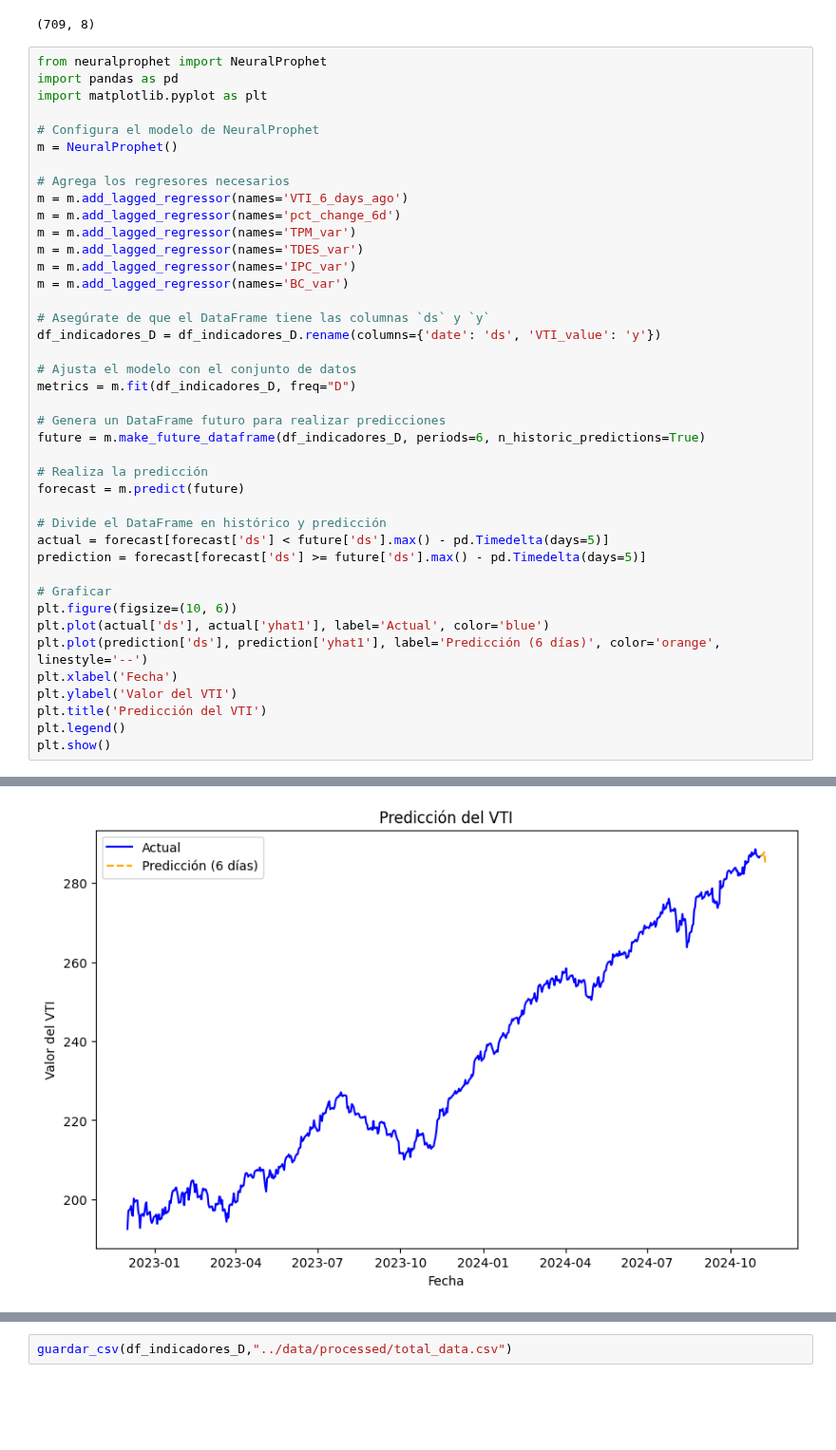
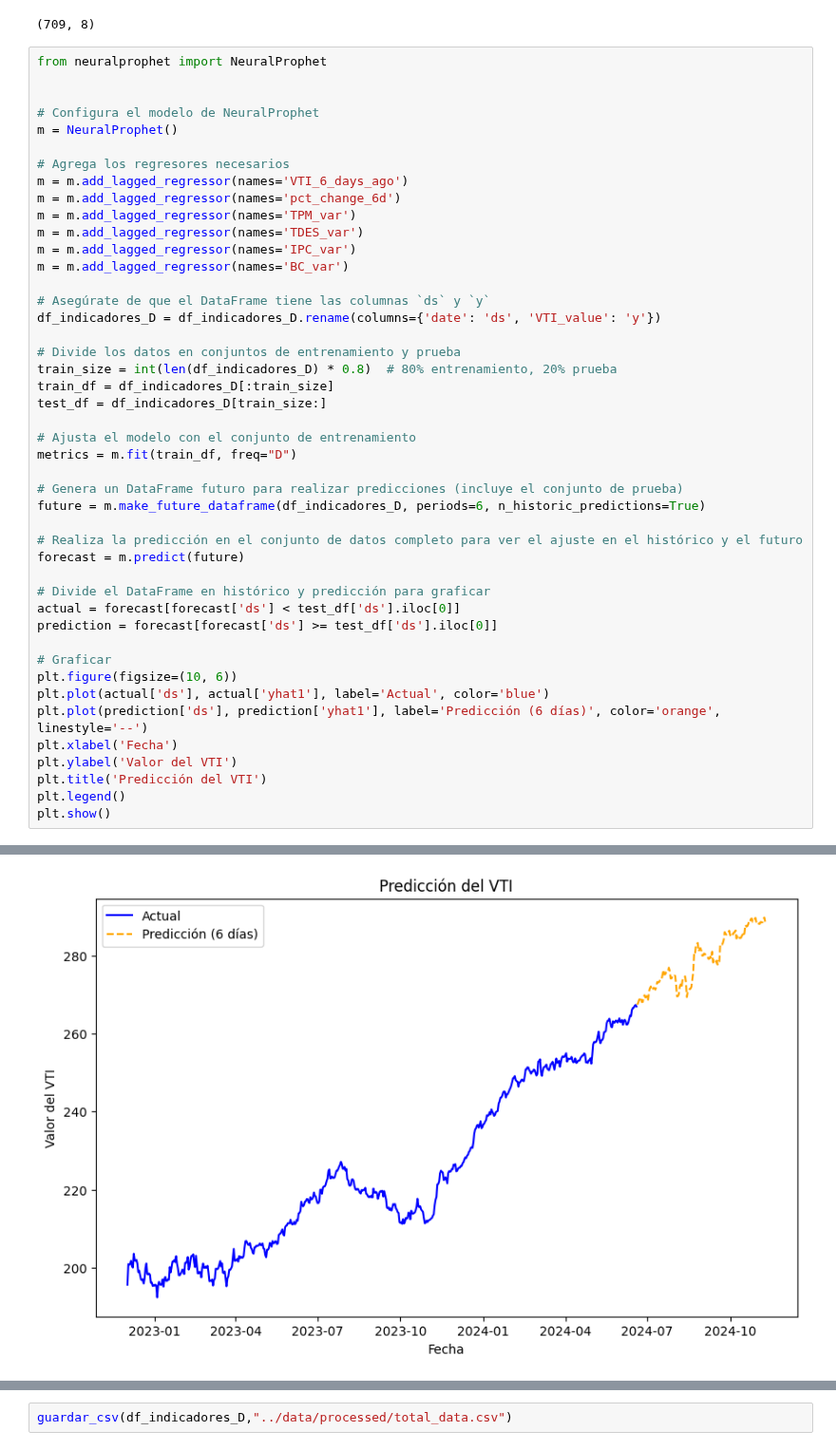
Before and after one commit to diegomacaya/proyecto_DataScience_DMS, a Jupyter notebook: src/Proyecto_Data_Science.ipynb, the cells around one changed output, grey strips where cells are left out. Shown at 95% size. Saved outputs shown, nothing was run; the diff lists cells and outputs as text; blank space fills up the shorter version.

```diff
--- a/src/Proyecto_Data_Science.ipynb
+++ b/src/Proyecto_Data_Science.ipynb
@@ -761,8 +761,7 @@ df_indicadores_D.shape
 (709, 8)
 # %%
 from neuralprophet import NeuralProphet
-import pandas as pd
-import matplotlib.pyplot as plt
+
 
 # Configura el modelo de NeuralProphet
 m = NeuralProphet()
@@ -778,18 +777,23 @@ m = m.add_lagged_regressor(names='BC_var')
 # Asegúrate de que el DataFrame tiene las columnas `ds` y `y`
 df_indicadores_D = df_indicadores_D.rename(columns={'date': 'ds', 'VTI_value': 'y'})
 
-# Ajusta el modelo con el conjunto de datos
-metrics = m.fit(df_indicadores_D, freq="D")
+# Divide los datos en conjuntos de entrenamiento y prueba
+train_size = int(len(df_indicadores_D) * 0.8)  # 80% entrenamiento, 20% prueba
+train_df = df_indicadores_D[:train_size]
+test_df = df_indicadores_D[train_size:]
 
-# Genera un DataFrame futuro para realizar predicciones
+# Ajusta el modelo con el conjunto de entrenamiento
+metrics = m.fit(train_df, freq="D")
+
+# Genera un DataFrame futuro para realizar predicciones (incluye el conjunto de prueba)
 future = m.make_future_dataframe(df_indicadores_D, periods=6, n_historic_predictions=True)
 
-# Realiza la predicción
+# Realiza la predicción en el conjunto de datos completo para ver el ajuste en el histórico y el futuro
 forecast = m.predict(future)
 
-# Divide el DataFrame en histórico y predicción
-actual = forecast[forecast['ds'] < future['ds'].max() - pd.Timedelta(days=5)]
-prediction = forecast[forecast['ds'] >= future['ds'].max() - pd.Timedelta(days=5)]
+# Divide el DataFrame en histórico y predicción para graficar
+actual = forecast[forecast['ds'] < test_df['ds'].iloc[0]]
+prediction = forecast[forecast['ds'] >= test_df['ds'].iloc[0]]
 
 # Graficar
 plt.figure(figsize=(10, 6))
@@ -846 +850 @@ INFO - (NP.df_utils.return_df_in_original_format) - Returning df with no ID colu
-[figure, old version]
+[figure, new version]
```
Also changed, not shown: parts of 5 cells of this notebook, 19 other files.
